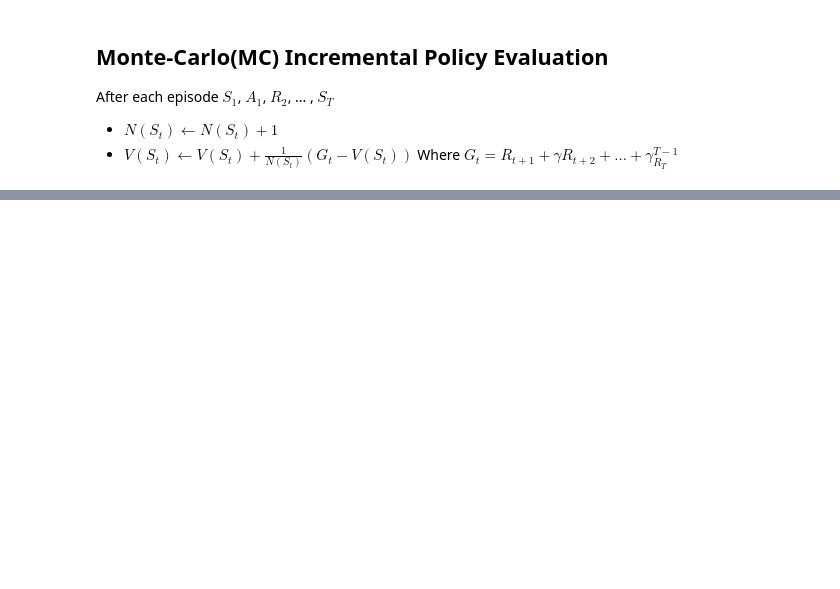
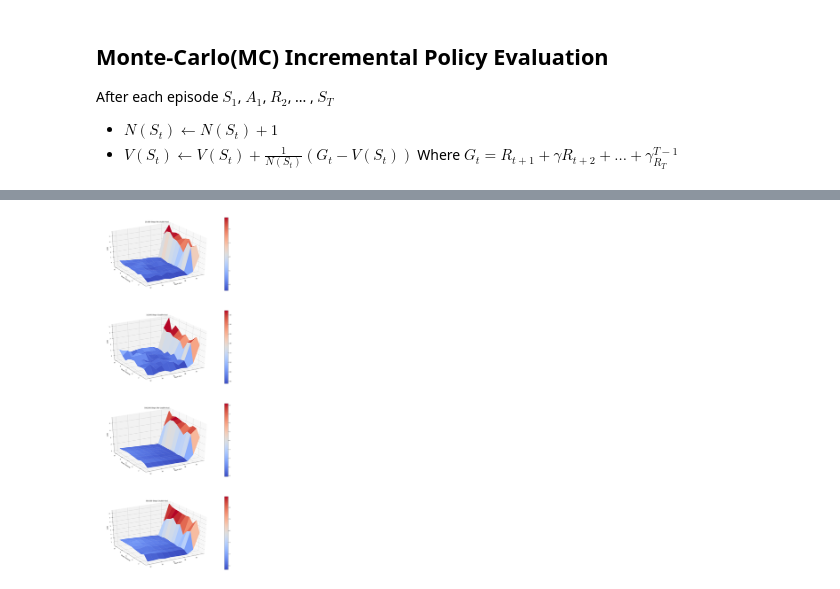
Before and after one commit to yun-zhou-rb/david_sliver_rl, a Jupyter notebook: notebooks/mode_free_prediction.ipynb, the cells around one changed output, grey strips where cells are left out. Saved outputs shown, nothing was run; the diff lists cells and outputs as text; code cells hidden in the pictures; blank space fills up the shorter version.

```diff
--- a/notebooks/mode_free_prediction.ipynb
+++ b/notebooks/mode_free_prediction.ipynb
@@ -135,0 +196,11 @@ plot_blackjack_value_function(V_500k, title="500,000 Steps")
+# %%
+V_10k = td_prediction(sample_policy, env, num_episodes=10000)
+plot_blackjack_value_function(V_10k, title="10,000 Steps")
+
+V_500k = td_prediction(sample_policy, env, num_episodes=500000)
+plot_blackjack_value_function(V_500k, title="500,000 Steps")
+# %% [output]
+[figure, added]
+[figure, added]
+[figure, added]
+[figure, added]
```
Also changed, not shown: parts of 8 cells of this notebook, 2 other files.
